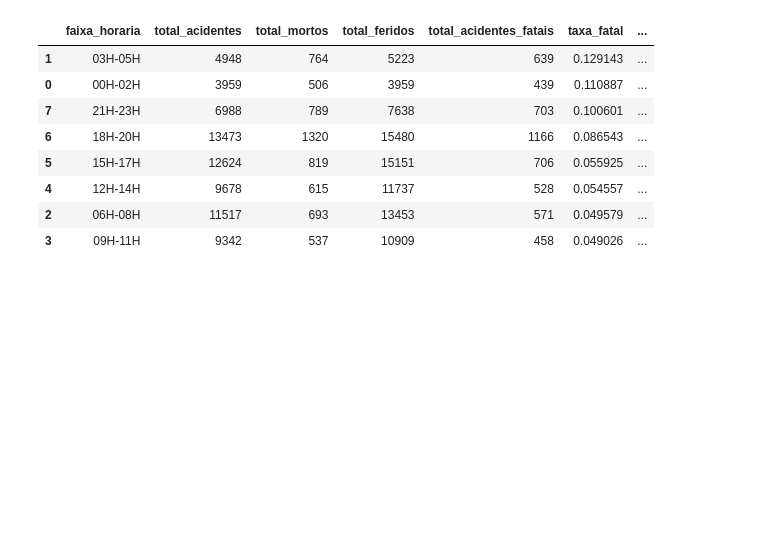
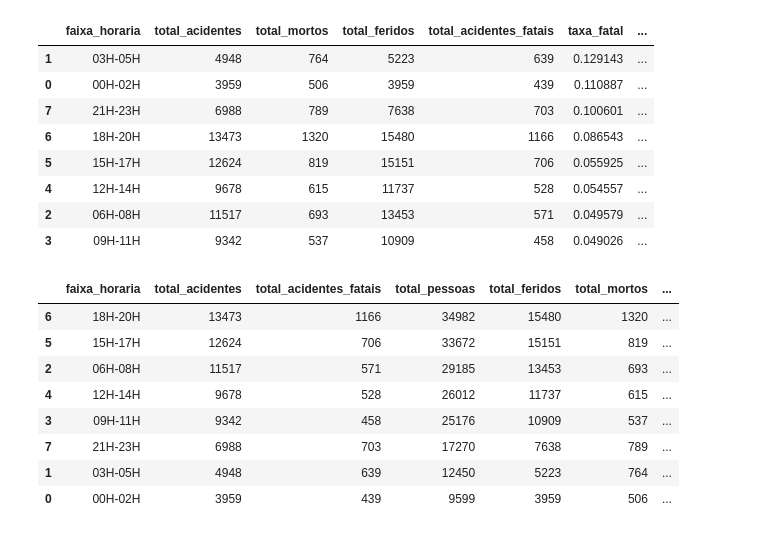
Before and after one commit to andrezlucas/FAP-2026-AnaliseDados, a Jupyter notebook: Projeto_PRF/notebooks/modulo05.ipynb, the cells around one changed output. Saved outputs shown, nothing was run; the diff lists cells and outputs as text; code cells hidden in the pictures; blank space fills up the shorter version.

```diff
--- a/Projeto_PRF/notebooks/modulo05.ipynb
+++ b/Projeto_PRF/notebooks/modulo05.ipynb
@@ -221,3 +222,32 @@ display(indicadores_por_categoria(df, "faixa_horaria",min_registros=30))
 | 4 | 12H-14H | 9678 | 615 | 11737 | 528 | 0.054557 | ... |
 | 2 | 06H-08H | 11517 | 693 | 13453 | 571 | 0.049579 | ... |
 | 3 | 09H-11H | 9342 | 537 | 10909 | 458 | 0.049026 | ... |
+# %%
+def indicadores_por_categoria2(base, coluna, min_registros=30):
+    df_calc = base.copy()
+
+    df_calc["taxa_letalidade"] = df_calc["mortos"] / df_calc["pessoas"]
+
+    tab = df_calc.groupby(coluna).agg(
+    total_acidentes=("acidente_fatal","size"),
+    total_acidentes_fatais=("acidente_fatal","sum"),
+    total_pessoas=("pessoas", "sum"),
+    total_feridos=("feridos", "sum"),
+    total_mortos=("mortos", "sum"),
+    taxa_letalidade=("taxa_letalidade", "mean"),
+    taxa_fatal=("acidente_fatal","mean")
+    ).reset_index()
+    tab = tab[tab["total_acidentes"] >= min_registros]
+    return tab.sort_values("total_acidentes", ascending=False)
+# %%
+display(indicadores_por_categoria2(df, "faixa_horaria",min_registros=30))
+# %% [output]
+|  | faixa_horaria | total_acidentes | total_acidentes_fatais | total_pessoas | total_feridos | total_mortos | ... |
+| 6 | 18H-20H | 13473 | 1166 | 34982 | 15480 | 1320 | ... |
+| 5 | 15H-17H | 12624 | 706 | 33672 | 15151 | 819 | ... |
+| 2 | 06H-08H | 11517 | 571 | 29185 | 13453 | 693 | ... |
+| 4 | 12H-14H | 9678 | 528 | 26012 | 11737 | 615 | ... |
+| 3 | 09H-11H | 9342 | 458 | 25176 | 10909 | 537 | ... |
+| 7 | 21H-23H | 6988 | 703 | 17270 | 7638 | 789 | ... |
+| 1 | 03H-05H | 4948 | 639 | 12450 | 5223 | 764 | ... |
+| 0 | 00H-02H | 3959 | 439 | 9599 | 3959 | 506 | ... |
```
Also changed, not shown: parts of 16 cells of this notebook, 5 other files.
